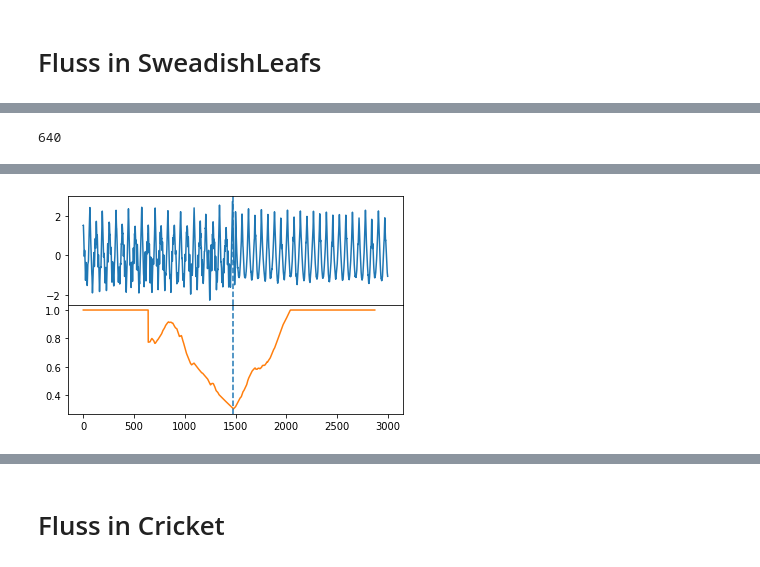
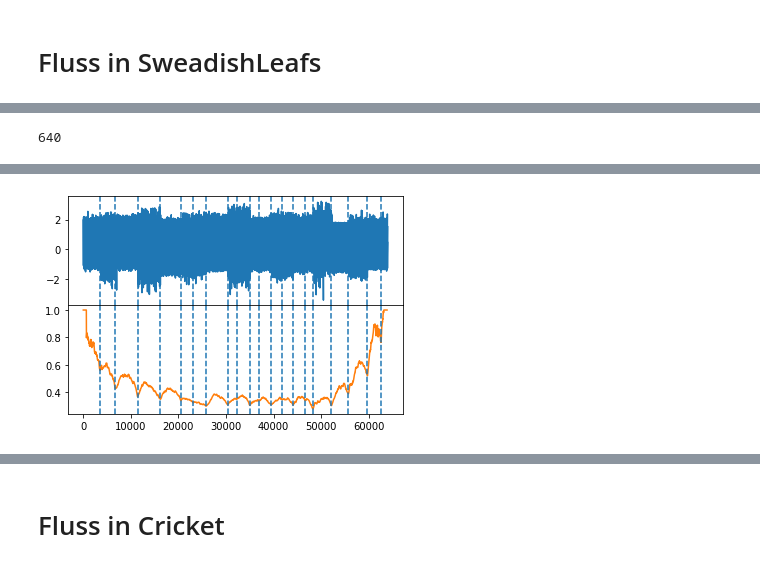
Before and after one commit to damjam212/TimeSeriesSegmentation, a Jupyter notebook: Data_segmentation.ipynb, the cells around one changed output, grey strips where cells are left out. Drawn from its saved outputs; the diff is of its cells as text; code cells hidden in the pictures.

```diff
--- a/Data_segmentation.ipynb
+++ b/Data_segmentation.ipynb
@@ -1563,17 +1564,17 @@ FlussRegimeSegmentator.print_latest_output()
 def get_evaluation(result,original_points,n):
     prediction_margin =( n/len(original_points)/8)
     print(prediction_margin)
-    TP,TN,FP,FN = calculate_TP_TN_FP_FN(n,regimes,original_points,prediction_margin)
-    ASC = calculateASC(n,regimes,original_points,prediction_margin)
-    ASD = calculateASD(n,regimes,original_points,prediction_margin)
-    ADT = calculateADT(n,regimes,original_points,prediction_margin)
+    TP,TN,FP,FN = calculate_TP_TN_FP_FN(n,result,original_points,prediction_margin)
+    ASC = calculateASC(n,result,original_points,prediction_margin)
+    ASD = calculateASD(n,result,original_points,prediction_margin)
+    ADT = calculateADT(n,result,original_points,prediction_margin)
 
     Acc, Prec, Recall, F1 = calculate_ACC_PRE_REC_F1(TP,TN,FP,FN)
-    score = ScoreRegimes(result,original_points,n)
+    #score = ScoreRegimes(result,original_points,n)
 
         # Dane
-    etykiety = ["Score","Acc", "Prec", "Recall", "F1","ASC","ASD","ADT"]
-    wartosci = [score,Acc, Prec, Recall, F1 , ASC , ASD, ADT]
+    etykiety = ["Acc", "Prec", "Recall", "F1","ASC","ASD","ADT"]
+    wartosci = [Acc, Prec, Recall, F1 , ASC , ASD, ADT]
 
         # Tworzenie DataFrame
     evaluation = pd.DataFrame({
@@ -1622,49 +1668,46 @@ eval
 # Fluss in SweadishLeafs
 # %%
 filepath = './datasets/SwedishLeaf/SwedishLeaf_TRAIN.arff'
+def loadSweadishLeafsWithRegimes(filepath):
+    df = load_dataset_to_dataframe(filepath)
+    # mask = df['target'].values == b'4'
+    # mask1 = df['target'].values == b'11'
+    # ndarray = df.values[mask]
+    # ndarray1 = df.values[mask1]
+    # sw_leaf_data = np.concatenate((ndarray[:,:-1].flatten()[:1500], ndarray1[:,:-1].flatten()[:1500])).astype(dtype=float)
+    original_points = np.array([])
+    data = np.array([])
+    groups = df.groupby('target')
 
-df = load_dataset_to_dataframe(filepath)
-#print(df)
-#print(df.shape)
-mask = df['target'].values == b'4'
-mask1 = df['target'].values == b'11'
-#print(df[mask])
-#print(df[mask1])
-# # Konwersja dataframe na ndarray
-# ch = ndarray[:,-1]
-# #ndarray = ndarray[:, :-1]
-
-ndarray = df.values[mask]
-ndarray1 = df.values[mask1]
-
-# change_points = np.array([],dtype=int)
-# l_p = ch[0]
-# for i, p in enumerate(ch):
-#     if(p!=l_p):
-#         change_points = np.append(change_points,int(i*128))
-#     l_p = p
-
-# x = 10
-# p = int(change_points[x])
-sw_leaf_data = np.concatenate((ndarray[:,:-1].flatten()[:1500], ndarray1[:,:-1].flatten()[:1500])).astype(dtype=float)
+    # Iteracja po grupach
+    sum = 0
+    for name, group in groups:
+        #print(f"Grupa: {name}")
+        #print(group.shape[0])
+        #print(group)
+        data = np.concatenate((data, group.values[:,:-1].flatten())).astype(dtype=float)
+        original_points = np.append(original_points, sum + group.shape[0]*( group.shape[1]-1))
+        sum += group.shape[0]*( group.shape[1]-1)
+    return data, original_points[:-1].astype(dtype = int)
 
 
 
-#rpt.display(sw_leaf_data, change_points[:(x+1)])
-#print(sw_leaf_data)
-#print(sw_leaf_data.shape)
-plt.plot(sw_leaf_data)
+
+
+sw_leaf_data, original_points = loadSweadishLeafsWithRegimes(filepath)
+
+fig, ax = plt.subplots(figsize=(19, 4))  # width=10 inches, height=6 inches
+ax.plot(sw_leaf_data)
+plt.show()
+
 sw_fluss = Fluss(128,5,1)
 sw_fluss.turn_custom_regime_extraction()
 
-sw_fluss.predict_regimes(sw_leaf_data)
+cac, regime_locations = sw_fluss.predict_regimes(sw_leaf_data)
 sw_fluss.print_latest_output()
-
-# #print(change_points[:(x+1)])
-# print(sw_leaf_data.shape)
-# mp = stumpy.stump(sw_leaf_data, 128)
-# #print(mp[:,1][change_points[:(x)]])
-# plt.plot(mp[:,0])
-# plt.show()
-# plt.plot(mp[:,1])
+print(len(sw_leaf_data))
+print(original_points)
+print(regime_locations)
+eval = get_evaluation(regime_locations,original_points,len(sw_leaf_data))
+eval
 # %% [output]
@@ -1673 +1716 @@ sw_fluss.print_latest_output()
-[figure, old version]
+[figure, new version]
```
Also changed, not shown: parts of 10 cells of this notebook.
